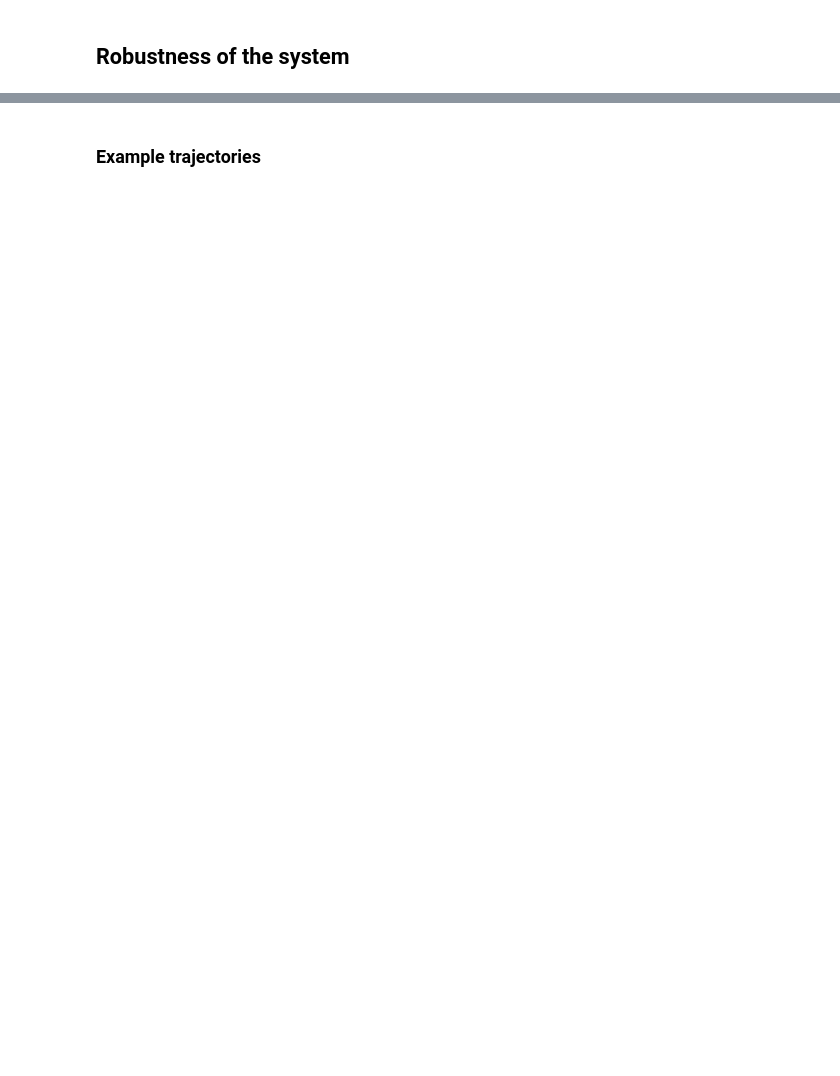
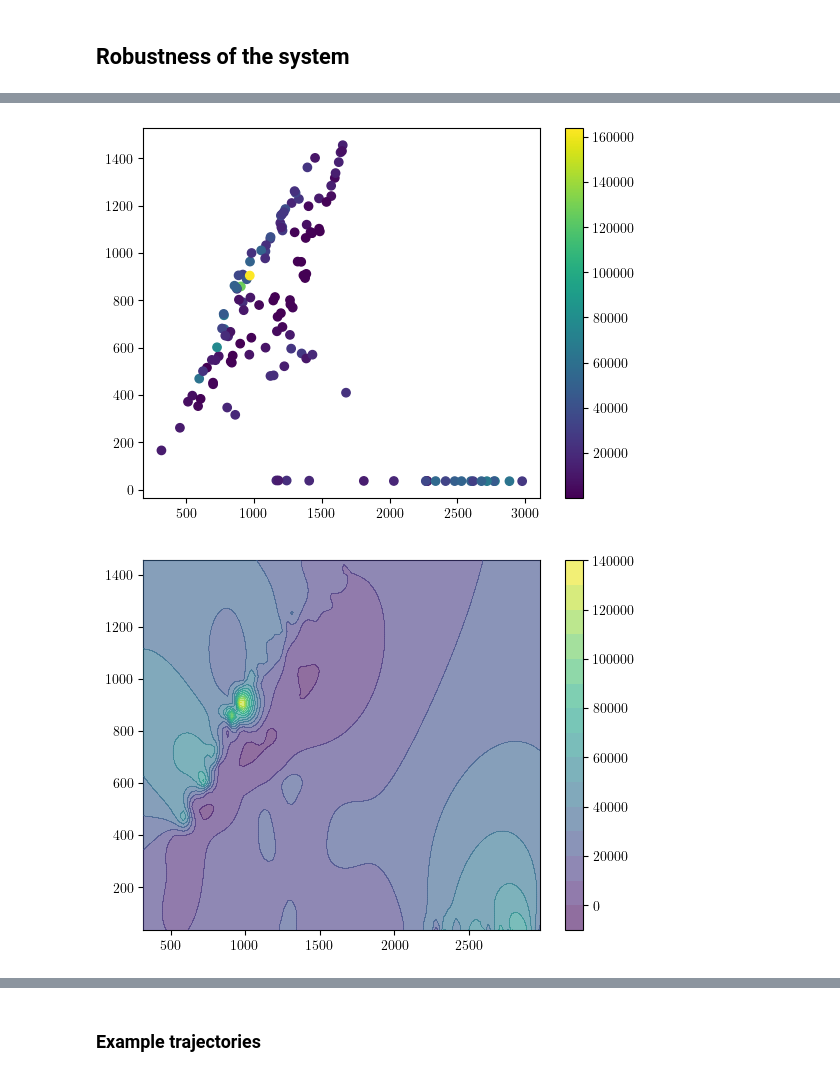
Before and after one commit to flowersteam/autodiscjax, a Jupyter notebook: examples/analyze_imgep_evaluation.ipynb, the cells around one changed output, grey strips where cells are left out. Cells and saved outputs as stored; diff of their text form; code cells hidden in the pictures; blank space fills up the shorter version.

```diff
--- a/examples/analyze_imgep_evaluation.ipynb
+++ b/examples/analyze_imgep_evaluation.ipynb
@@ -143,0 +144,28 @@ plt.show()
+# %%
+perturbed_X = evaluation_history.system_output_library.ys[has_converged_ids, :, :, -1][..., observed_node_ids]
+sensitivity=((X[:, jnp.newaxis, :]-perturbed_X)**2).sum(-1).mean(-1)
+plt.scatter(X[:, 0], X[:, 1], c=sensitivity)
+plt.colorbar()
+plt.show()
+
+plt.figure()
+from scipy.interpolate import RBFInterpolator, griddata
+extrapolate = True
+method = "linear"
+x, y = jnp.meshgrid(jnp.linspace(X.min(0)[0], X.max(0)[0], 100),
+                   jnp.linspace(X.min(0)[1], X.max(0)[1], 100))
+x_dense = jnp.stack([x.flatten(), y.flatten()], axis=-1)
+if extrapolate:
+    IM_fun = RBFInterpolator(X, sensitivity, smoothing=0.01, kernel=method)
+    IM_grid = IM_fun(x_dense).reshape(100,100)
+
+else:
+    IM_grid = griddata(X, sensitivity, x_dense, method=method).reshape(100,100)
+
+plt.contour(x, y, IM_grid, 15, zorder=4, linewidths=.25, linestyles='dashed', colors='k', alpha=0.6)
+plt.contourf(x, y, IM_grid, 15, zorder=4, alpha=0.6)
+plt.colorbar()
+plt.show()
+# %% [output]
+[figure, added]
+[figure, added]
```
Also changed, not shown: parts of 7 cells of this notebook, 6 other files.
